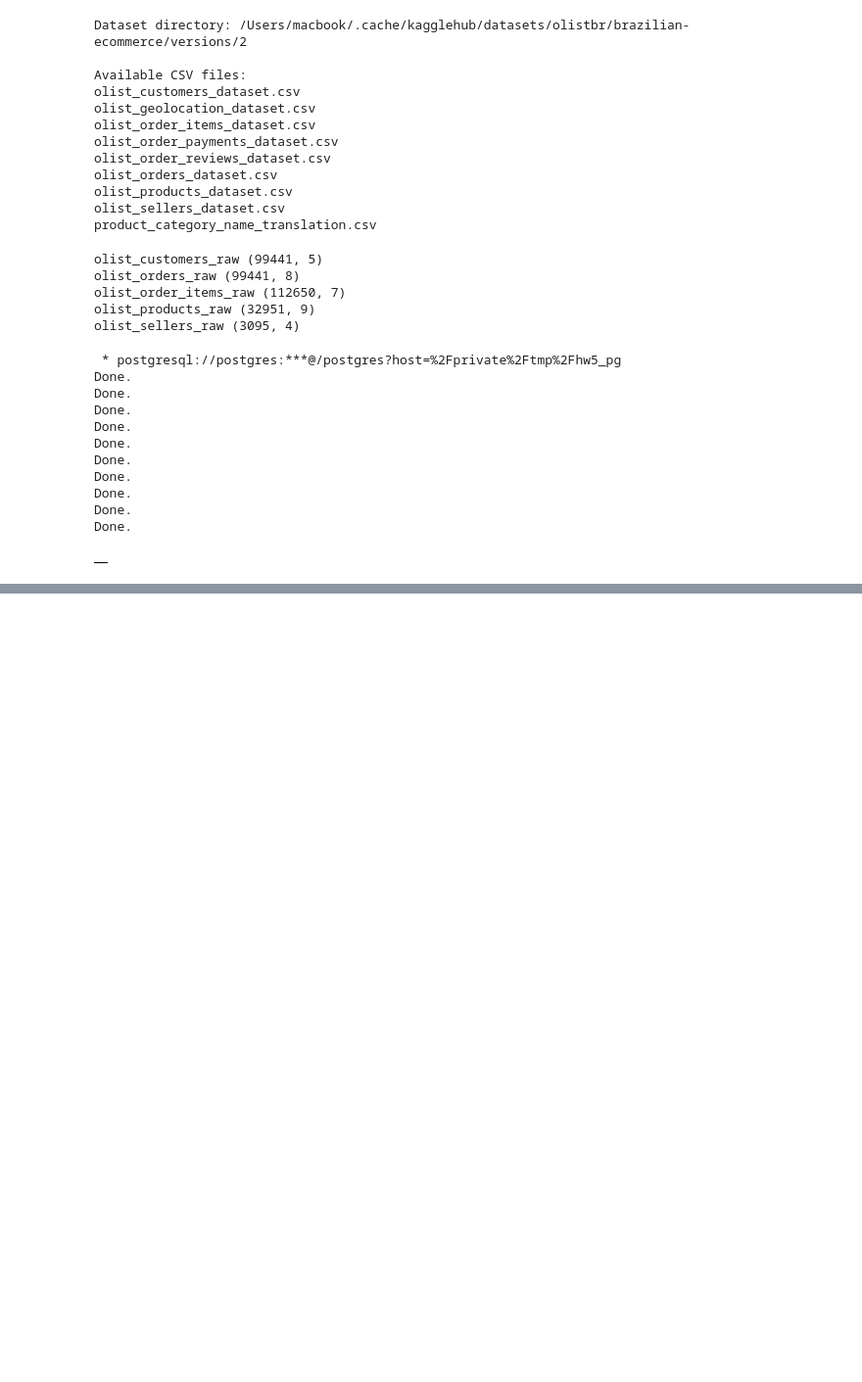
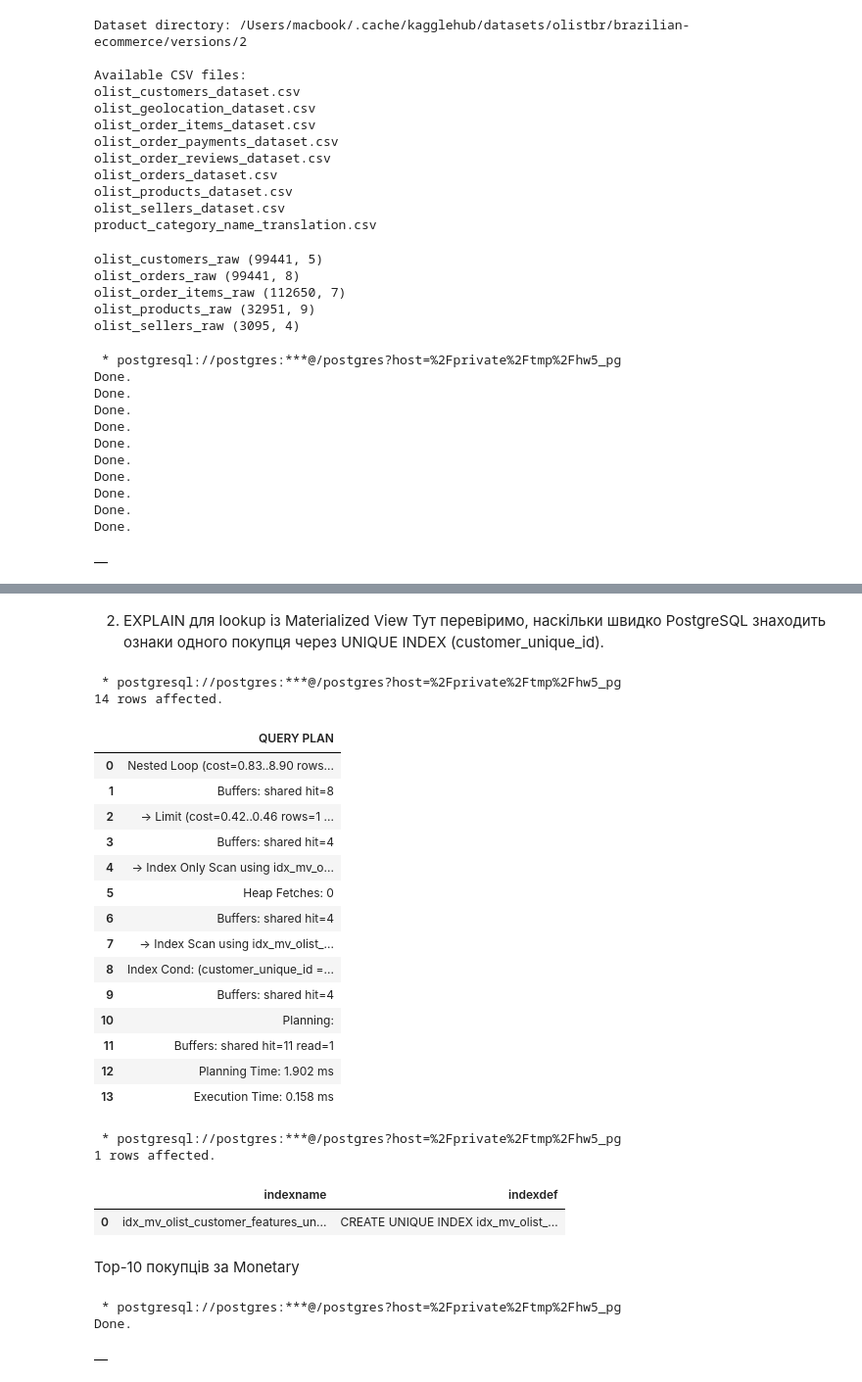
Before and after one commit to alinazolo/goit-rdb-hw-05, a Jupyter notebook: homework.ipynb, the cells around one changed output, grey strips where cells are left out. Shown at 98% size. Drawn from its saved outputs; the diff is of its cells as text; code cells hidden in the pictures; blank space fills up the shorter version.

```diff
--- a/homework.ipynb
+++ b/homework.ipynb
@@ -235,0 +1166,64 @@ FROM olist_order_items_raw;
+# %% [markdown]
+2. EXPLAIN для lookup із Materialized View
+Тут перевіримо, наскільки швидко PostgreSQL знаходить ознаки одного покупця через UNIQUE INDEX (customer_unique_id).
+# %%
+
+%%sql
+
+EXPLAIN (ANALYZE, BUFFERS)
+
+WITH target_customer AS (
+    SELECT customer_unique_id
+    FROM mv_olist_customer_features
+    ORDER BY customer_unique_id
+    LIMIT 1
+)
+
+SELECT mv.*
+FROM mv_olist_customer_features AS mv
+JOIN target_customer AS t
+    ON t.customer_unique_id = mv.customer_unique_id;
+# %% [output]
+ * postgresql://postgres:***@/postgres?host=%2Fprivate%2Ftmp%2Fhw5_pg
+14 rows affected.
+|  | QUERY PLAN |
+| 0 | Nested Loop (cost=0.83..8.90 rows... |
+| 1 | Buffers: shared hit=8 |
+| 2 | -> Limit (cost=0.42..0.46 rows=1 ... |
+| 3 | Buffers: shared hit=4 |
+| 4 | -> Index Only Scan using idx_mv_o... |
+| 5 | Heap Fetches: 0 |
+| 6 | Buffers: shared hit=4 |
+| 7 | -> Index Scan using idx_mv_olist_... |
+| 8 | Index Cond: (customer_unique_id =... |
+| 9 | Buffers: shared hit=4 |
+| 10 | Planning: |
+| 11 | Buffers: shared hit=11 read=1 |
+| 12 | Planning Time: 1.902 ms |
+| 13 | Execution Time: 0.158 ms |
+# %%
+
+%%sql
+
+SELECT
+    indexname,
+    indexdef
+FROM pg_indexes
+WHERE tablename = 'mv_olist_customer_features';
+# %% [output]
+ * postgresql://postgres:***@/postgres?host=%2Fprivate%2Ftmp%2Fhw5_pg
+1 rows affected.
+|  | indexname | indexdef |
+| 0 | idx_mv_olist_customer_features_un... | CREATE UNIQUE INDEX idx_mv_olist_... |
+# %% [markdown]
+Top-10 покупців за Monetary
+# %%
+
+%%sql
+
+CREATE INDEX IF NOT EXISTS idx_mv_olist_customer_features_monetary
+ON mv_olist_customer_features (monetary DESC NULLS LAST);
+# %% [output]
+ * postgresql://postgres:***@/postgres?host=%2Fprivate%2Ftmp%2Fhw5_pg
+Done.
+|  |
```
Also changed, not shown: parts of 23 cells of this notebook.
